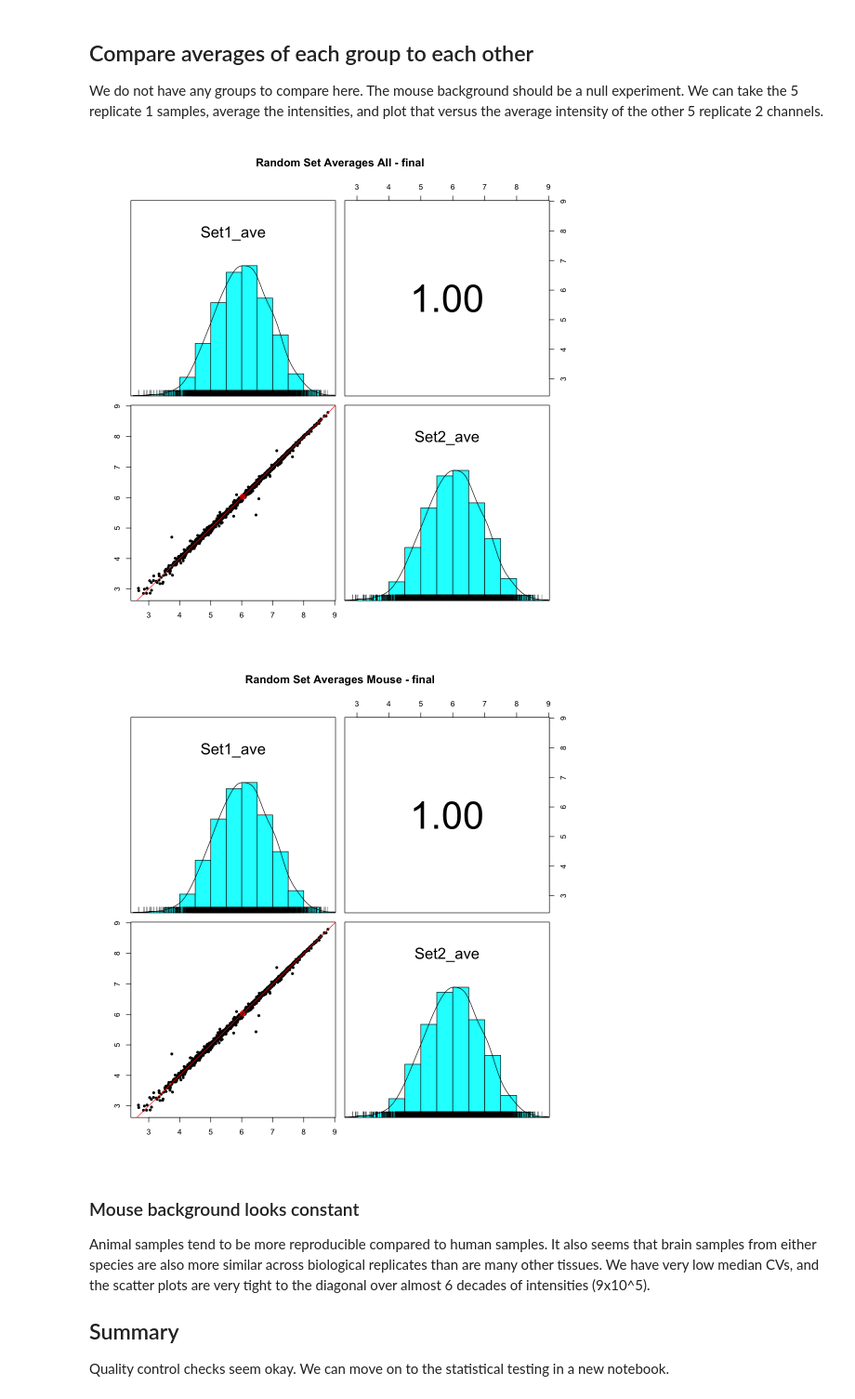
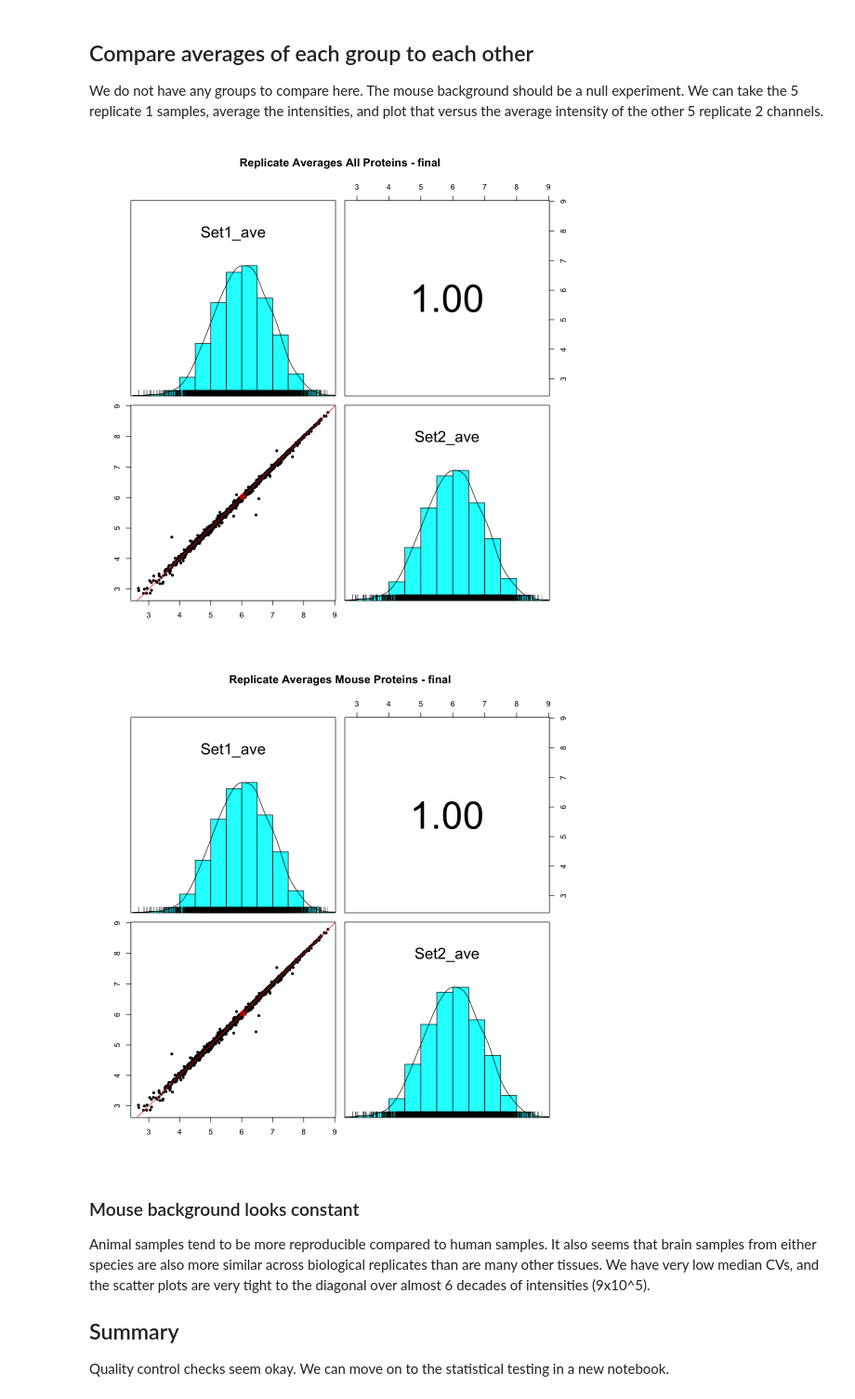
Before and after one commit to pwilmart/PXD011691_reanalysis, a Jupyter notebook: PAW-TMT_results-files/PXD011691_FLI_QC_checks.ipynb, the cells around one changed output. Shown at 93% size. Cells and saved outputs as stored; diff of their text form; code cells hidden in the pictures.

```diff
--- a/PAW-TMT_results-files/PXD011691_FLI_QC_checks.ipynb
+++ b/PAW-TMT_results-files/PXD011691_FLI_QC_checks.ipynb
@@ -399,15 +399,15 @@ We do not have any groups to compare here. The mouse background should be a null
 # %%
 # make a scatter plot grid for the group averages
 pairs.panels(log10(cbind(Set1_ave = rowMeans(tmt_tmm_all[set1]),
                          Set2_ave = rowMeans(tmt_tmm_all[set2]))),
-             lm = TRUE, main = "Random Set Averages All - final")
+             lm = TRUE, main = "Replicate Averages All Proteins - final")
 
 pairs.panels(log10(cbind(Set1_ave = rowMeans(tmt_tmm_mouse[set1]),
                          Set2_ave = rowMeans(tmt_tmm_mouse[set2]))),
-             lm = TRUE, main = "Random Set Averages Mouse - final")
+             lm = TRUE, main = "Replicate Averages Mouse Proteins - final")
 # %% [output]
-[figure, old version]
+[figure, new version]
-[figure, old version]
+[figure, new version]
 # %% [markdown]
 ### Mouse background looks constant
 
```
Also changed, not shown: 3 other files.
